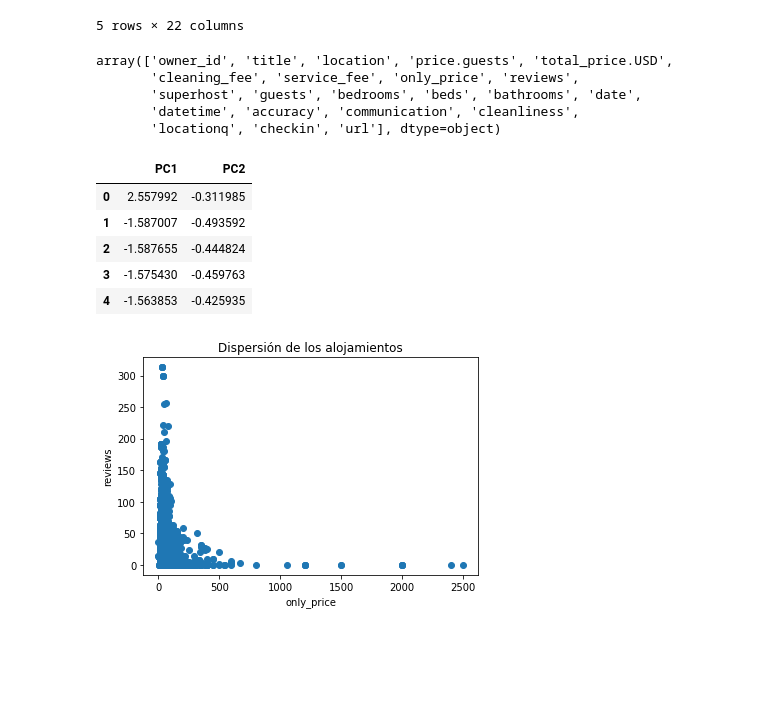
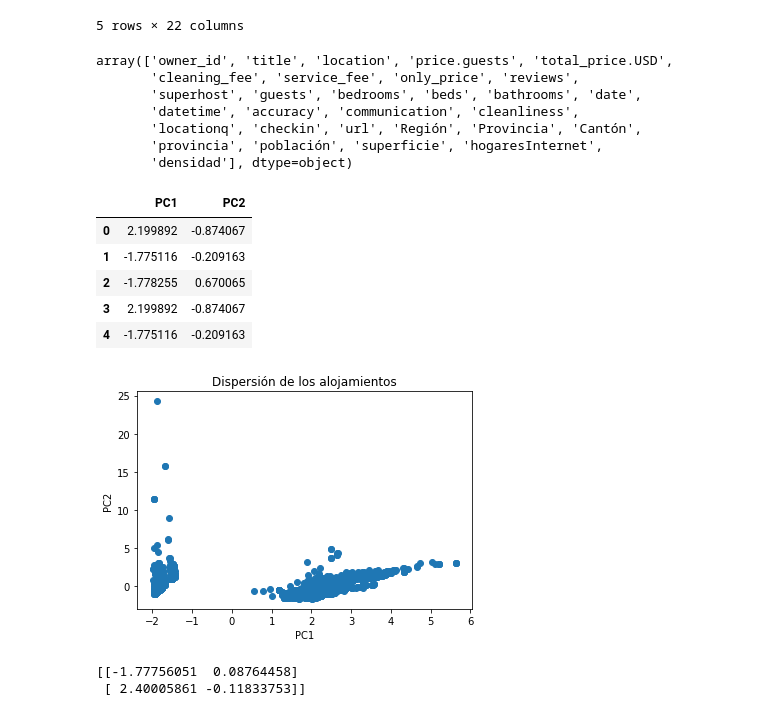
Before and after one commit to ManuelLecaro/ExploratoriasProyecto, a Jupyter notebook: clustering/PCA and Kmeans Airbnb.ipynb, the cells around one changed output. Cells and saved outputs as stored; diff of their text form; code cells hidden in the pictures; blank space fills up the shorter version.

```diff
--- a/clustering/PCA and Kmeans Airbnb.ipynb
+++ b/clustering/PCA and Kmeans Airbnb.ipynb
@@ -14,6 +15,23 @@ df.head()
 | 3 | 30006552 | 2 Camas: Casa con Piscina y Campo... | Santa Rosa | 0 | 0 | 0 | 0 | 14 | ... |
 | 4 | 8192248 | Casa de campo en un bosque de frutas | Torata | 0 | 0 | 0 | 0 | 17 | ... |
 5 rows × 22 columns
+# %%
+# Unión de datasets para obtener densidad poblacional de la ciudad a la que el alojamineto pertenece
+
+# Carga de los datasets auxiliares
+provCantonesDf = pd.read_csv("cantonesPorProvincia.csv", encoding="utf-8")
+datosProvinciaDf = pd.read_csv("poblacionPorProvincia.csv", encoding="utf-8")
+
+# Pre procesamiento
+provCantonesDf["Provincia"] = provCantonesDf["Provincia"].str.title() # Convirtiendo texto de mayúsculas a formato título (primera letra mayúscula)
+provCantonesDf["Cantón"] = provCantonesDf["Cantón"].str.title()
+provCantonesDf["Región"] = provCantonesDf["Región"].str.title()
+datosProvinciaDf["densidad"] = datosProvinciaDf["población"] / datosProvinciaDf["superficie"] # Agregando columna de densidad poblacional de la provincia
+
+# Unión
+alojamientosRegionesDf = df.merge(provCantonesDf, left_on="location", right_on="Cantón")
+alojamientosPoblaciónDf = alojamientosRegionesDf.merge(datosProvinciaDf, left_on="Provincia", right_on="provincia")
+df =  alojamientosPoblaciónDf
 # %%
 df.columns.values
 # %% [output]
@@ -21,15 +39,16 @@ array(['owner_id', 'title', 'location', 'price.guests', 'total_price.USD',
        'cleaning_fee', 'service_fee', 'only_price', 'reviews',
        'superhost', 'guests', 'bedrooms', 'beds', 'bathrooms', 'date',
        'datetime', 'accuracy', 'communication', 'cleanliness',
-       'locationq', 'checkin', 'url'], dtype=object)
+       'locationq', 'checkin', 'url', 'Región', 'Provincia', 'Cantón',
+       'provincia', 'población', 'superficie', 'hogaresInternet',
+       'densidad'], dtype=object)
 # %%
 # Identificando las variables numéricas
 features = ['only_price','reviews', 'communication', 'cleanliness',
-       'locationq', 'checkin']
+       'locationq', 'checkin', 'densidad']
 
 # Aislando las variables
 x = df.loc[:, features]
-
 # Estandarizando las variables
 x = StandardScaler().fit_transform(x)
 # %%
@@ -39,16 +58,25 @@ principalDf = pd.DataFrame(data = principalComponents, columns = ['PC1', 'PC2'])
 principalDf.head()
 # %% [output]
 |  | PC1 | PC2 |
-| 0 | 2.557992 | -0.311985 |
-| 1 | -1.587007 | -0.493592 |
-| 2 | -1.587655 | -0.444824 |
-| 3 | -1.575430 | -0.459763 |
-| 4 | -1.563853 | -0.425935 |
+| 0 | 2.199892 | -0.874067 |
+| 1 | -1.775116 | -0.209163 |
+| 2 | -1.778255 | 0.670065 |
+| 3 | 2.199892 | -0.874067 |
+| 4 | -1.775116 | -0.209163 |
 # %%
-plt.scatter(df['only_price'], df['reviews'])
+plt.scatter(principalDf['PC1'], principalDf['PC2'])
 plt.title('Dispersión de los alojamientos')
-plt.xlabel('only_price')
-plt.ylabel('reviews')
+plt.xlabel('PC1')
+plt.ylabel('PC2')
 plt.show()
 # %% [output]
-[figure, old version]
+[figure, new version]
+# %%
+#Clustering
+
+kmeans = KMeans(n_clusters=2).fit(principalDf)
+centroids = kmeans.cluster_centers_
+print(centroids)
+# %% [output]
+[[-1.77756051  0.08764458]
+ [ 2.40005861 -0.11833753]]
```
Also changed, not shown: parts of 3 cells of this notebook, 3 other files.
